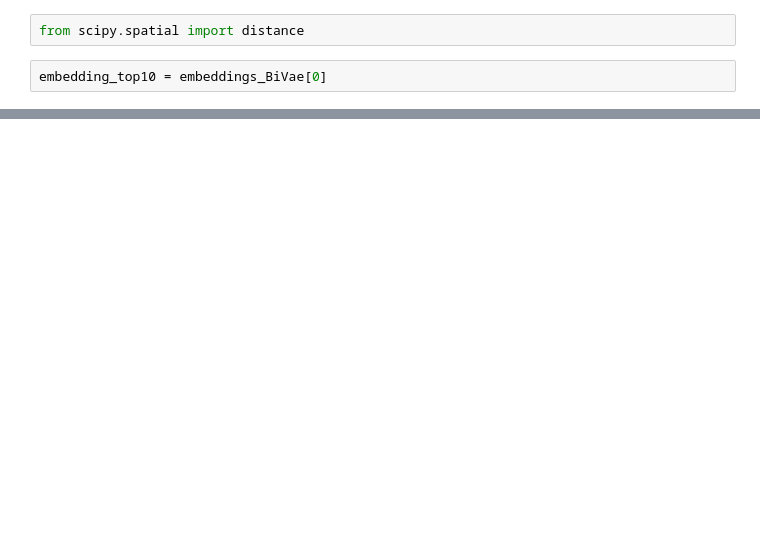
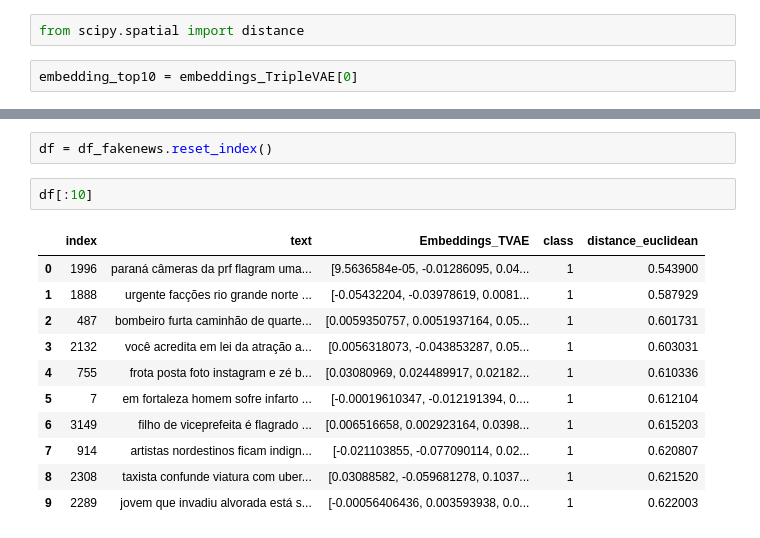
Before and after one commit to GoloMarcos/MVAEs-FakeNews, a Jupyter notebook: DEMO_MVAE_FakeNews.ipynb, the cells around one changed output, grey strips where cells are left out. Cells and saved outputs as stored; diff of their text form; blank space fills up the shorter version.

```diff
--- a/DEMO_MVAE_FakeNews.ipynb
+++ b/DEMO_MVAE_FakeNews.ipynb
@@ -147,7 +261,7 @@ df_bests['Embeddings_BiVAE_D'] = list(embeddings_train)
 # %%
 from scipy.spatial import distance
 # %%
-embedding_top10 = embeddings_BiVae[0]
+embedding_top10 = embeddings_TripleVAE[0]
 # %%
 l_dist = []
 for item,row in df_bests.iterrows():
@@ -165,0 +314,16 @@ df_bests.sort_values(by='cosine_distance')[['text','class','cosine_distance']].h
+# %%
+df = df_fakenews.reset_index()
+# %%
+df[:10]
+# %% [output]
+|  | index | text | Embeddings_TVAE | class | distance_euclidean |
+| 0 | 1996 | paraná câmeras da prf flagram uma... | [9.5636584e-05, -0.01286095, 0.04... | 1 | 0.543900 |
+| 1 | 1888 | urgente facções rio grande norte ... | [-0.05432204, -0.03978619, 0.0081... | 1 | 0.587929 |
+| 2 | 487 | bombeiro furta caminhão de quarte... | [0.0059350757, 0.0051937164, 0.05... | 1 | 0.601731 |
+| 3 | 2132 | você acredita em lei da atração a... | [0.0056318073, -0.043853287, 0.05... | 1 | 0.603031 |
+| 4 | 755 | frota posta foto instagram e zé b... | [0.03080969, 0.024489917, 0.02182... | 1 | 0.610336 |
+| 5 | 7 | em fortaleza homem sofre infarto ... | [-0.00019610347, -0.012191394, 0.... | 1 | 0.612104 |
+| 6 | 3149 | filho de viceprefeita é flagrado ... | [0.006516658, 0.002923164, 0.0398... | 1 | 0.615203 |
+| 7 | 914 | artistas nordestinos ficam indign... | [-0.021103855, -0.077090114, 0.02... | 1 | 0.620807 |
+| 8 | 2308 | taxista confunde viatura com uber... | [0.03088582, -0.059681278, 0.1037... | 1 | 0.621520 |
+| 9 | 2289 | jovem que invadiu alvorada está s... | [-0.00056406436, 0.003593938, 0.0... | 1 | 0.622003 |
```
Also changed, not shown: parts of 33 cells of this notebook.
